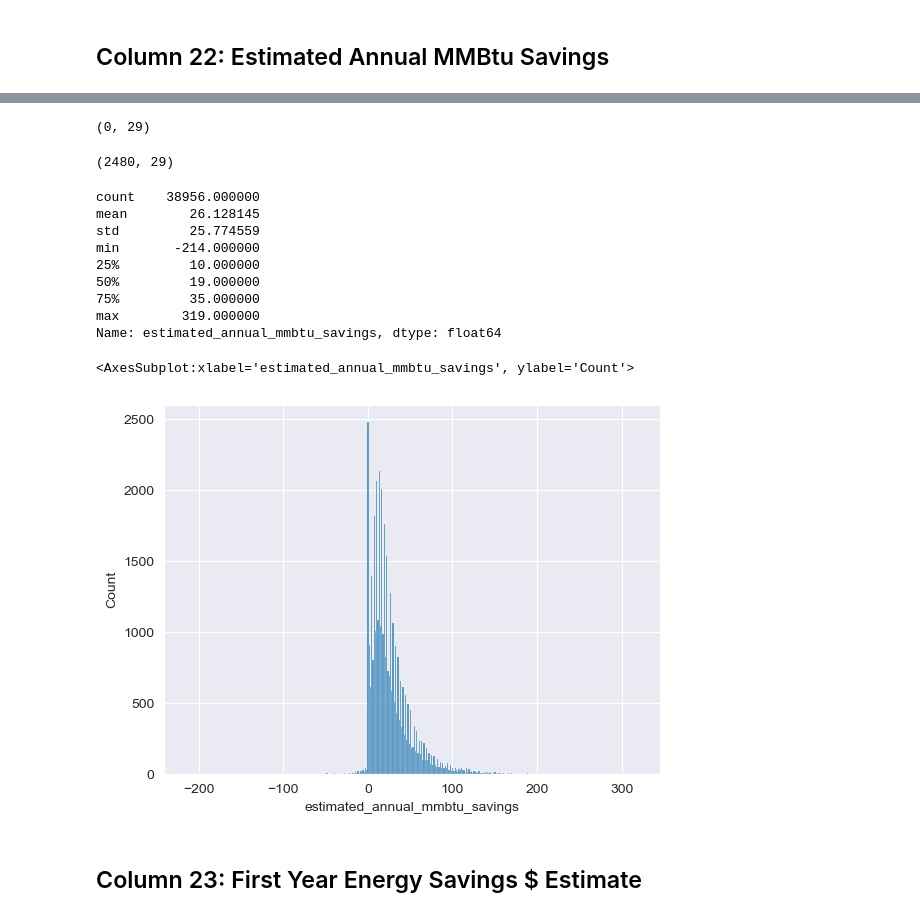
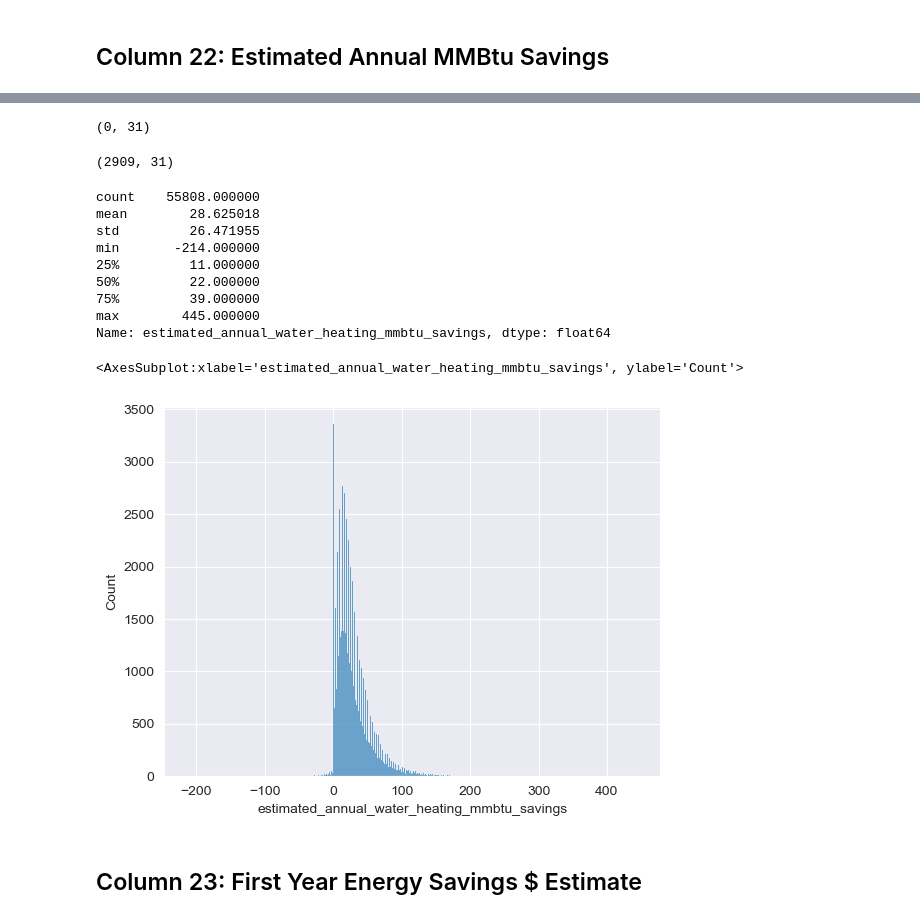
Before and after one commit to Phylanxy/IH_Midterm_Project, a Jupyter notebook: Midterm_project.ipynb, the cells around one changed output, grey strips where cells are left out. Drawn from its saved outputs; the diff is of its cells as text; code cells hidden in the pictures.

```diff
--- a/Midterm_project.ipynb
+++ b/Midterm_project.ipynb
@@ -279,12 +329,13 @@ Name: amount_financed_through_program, dtype: float64
+# %%
+# move next to amount financed columns
+financed = df.pop("financed?")
+df.insert(14, "financed", financed)
 # %%
 # histogram of all non-zero values in amount_financed_through_program
 sns.histplot(df["amount_financed_through_program"].loc[df["amount_financed_through_program"] != 0])
 # %% [output]
 <AxesSubplot:xlabel='amount_financed_through_program', ylabel='Count'>
 [figure]
-# %%
-# drop all rows where Year Built == nan (drops around 20.000 rows)
-df = df.loc[df["year_home_built"].notna()]
 # %% [markdown]
 ## Column 15: Pre-Retrofit Home Heating Fuel Type
 # %%
@@ -493,2 +551,9 @@ sns.histplot(plot_savings)
 # %% [markdown]
 ## Column 22: Estimated Annual MMBtu Savings
+# %%
+# convert MMBtU to Kwh
+df["estimated_annual_water_heating_kwh_savings"] = (df["estimated_annual_water_heating_mmbtu_savings"] * 293.29722222222).round(0)
+# %%
+# move next to amount financed columns
+water_heating = df.pop("estimated_annual_water_heating_kwh_savings")
+df.insert(22, "estimated_annual_water_heating_kwh_savings", water_heating)
@@ -495,28 +576,28 @@ sns.histplot(plot_savings)
 # %%
-df[df["estimated_annual_mmbtu_savings"].isna()].shape
+df[df["estimated_annual_water_heating_mmbtu_savings"].isna()].shape
 # %% [output]
-(0, 29)
+(0, 31)
 # %%
-df[df["estimated_annual_mmbtu_savings"] == 0].shape
+df[df["estimated_annual_water_heating_mmbtu_savings"] == 0].shape
 # %% [output]
-(2480, 29)
+(2909, 31)
 # %%
-df["estimated_annual_mmbtu_savings"].describe()
+df["estimated_annual_water_heating_mmbtu_savings"].describe()
 # %% [output]
-count    38956.000000
-mean        26.128145
-std         25.774559
+count    55808.000000
+mean        28.625018
+std         26.471955
 min       -214.000000
-25%         10.000000
-50%         19.000000
-75%         35.000000
-max        319.000000
-Name: estimated_annual_mmbtu_savings, dtype: float64
+25%         11.000000
+50%         22.000000
+75%         39.000000
+max        445.000000
+Name: estimated_annual_water_heating_mmbtu_savings, dtype: float64
 # %%
-sns.histplot(df["estimated_annual_mmbtu_savings"])
+sns.histplot(df["estimated_annual_water_heating_mmbtu_savings"])
 # %% [output]
-<AxesSubplot:xlabel='estimated_annual_mmbtu_savings', ylabel='Count'>
+<AxesSubplot:xlabel='estimated_annual_water_heating_mmbtu_savings', ylabel='Count'>
-[figure, old version]
+[figure, new version]
 # %% [markdown]
 ## Column 23: First Year Energy Savings $ Estimate
 # %%
```
Also changed, not shown: parts of 56 cells of this notebook.
